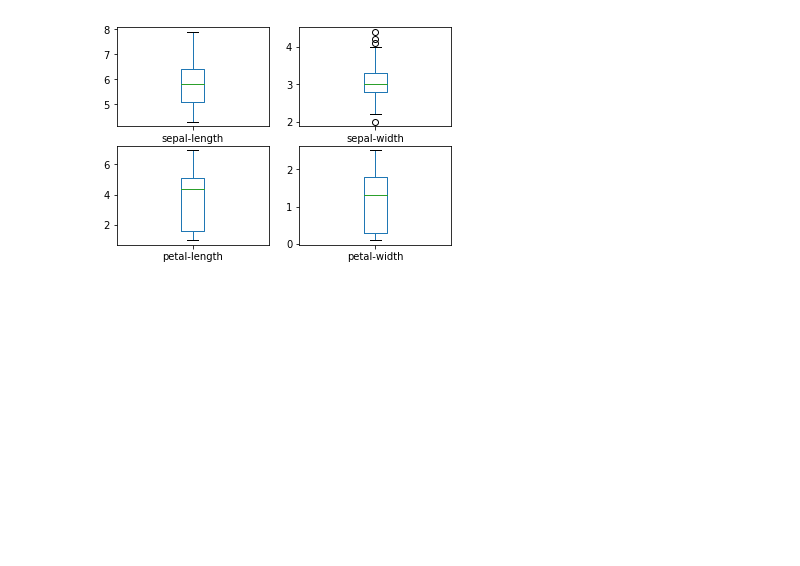
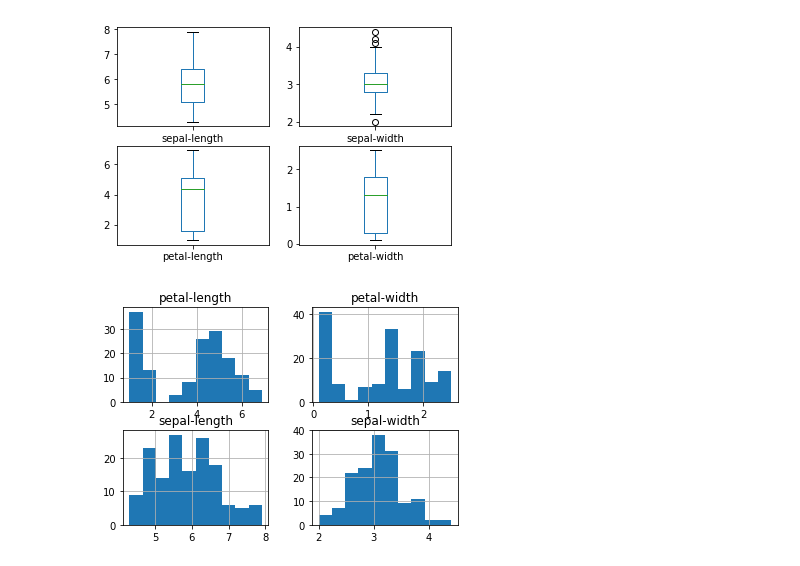
Before and after one commit to gamaria/tes_svm, a Jupyter notebook: tes_svm.ipynb, the cells around one changed output. Cells and saved outputs as stored; diff of their text form; code cells hidden in the pictures; blank space fills up the shorter version.

Commit message:
ubah dataset

```diff
--- a/tes_svm.ipynb
+++ b/tes_svm.ipynb
@@ -91,3 +91,9 @@ dataset.plot(kind='box', subplots=True, layout=(2,2), sharex=False, sharey=False
 plt.show()
 # %% [output]
 [figure]
+# %%
+# histograms
+dataset.hist()
+plt.show()
+# %% [output]
+[figure, added]
```
Also changed, not shown: parts of 6 cells of this notebook.
